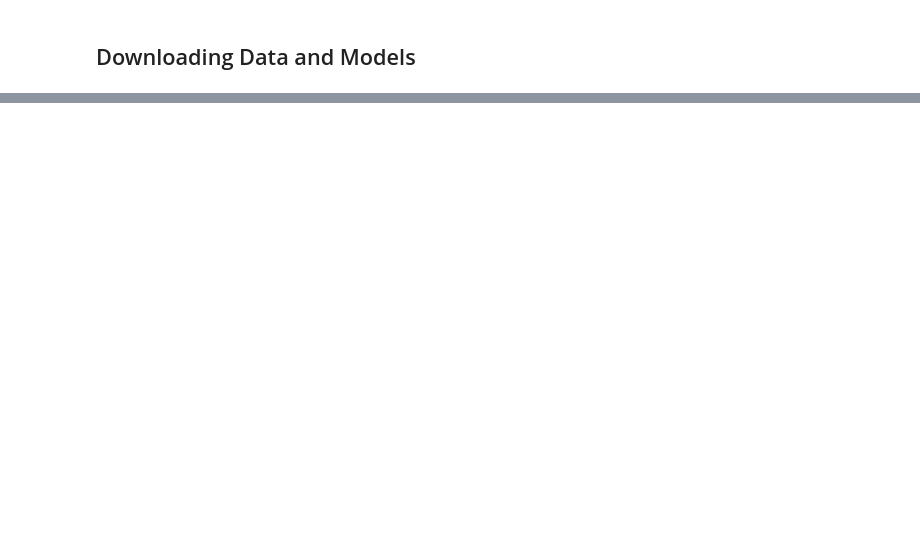
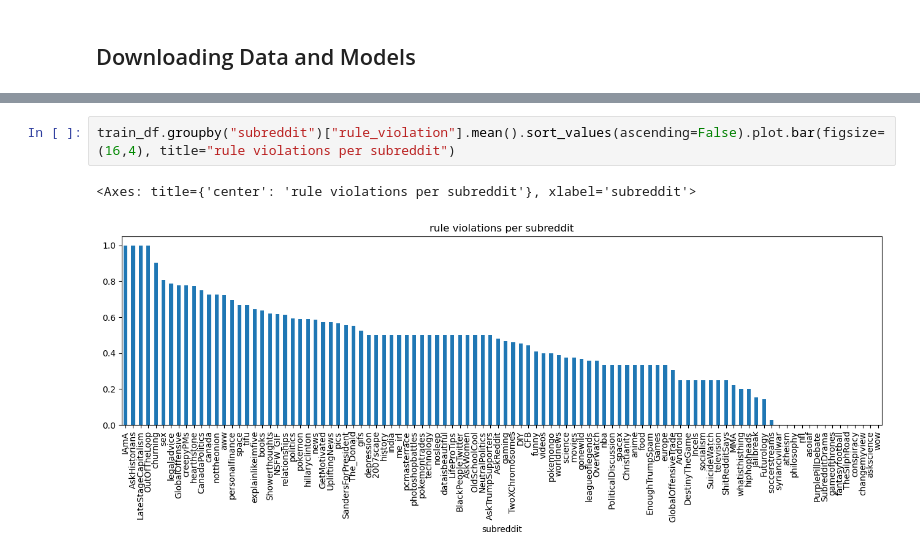
Before and after one commit to dsc-hro/kaggle-jigsaw-agile-community-rules, a Jupyter notebook: submission.ipynb, the cells around one changed output, grey strips where cells are left out. Cells and saved outputs as stored; diff of their text form; blank space fills up the shorter version.

```diff
--- a/submission.ipynb
+++ b/submission.ipynb
@@ -86,0 +110,5 @@ NameError: name 'MODEL' is not defined
+# %%
+train_df.groupby("subreddit")["rule_violation"].mean().sort_values(ascending=False).plot.bar(figsize=(16,4), title="rule violations per subreddit")
+# %% [output]
+<Axes: title={'center': 'rule violations per subreddit'}, xlabel='subreddit'>
+[figure, added]
```
Also changed, not shown: parts of 17 cells of this notebook, 1 other file.
